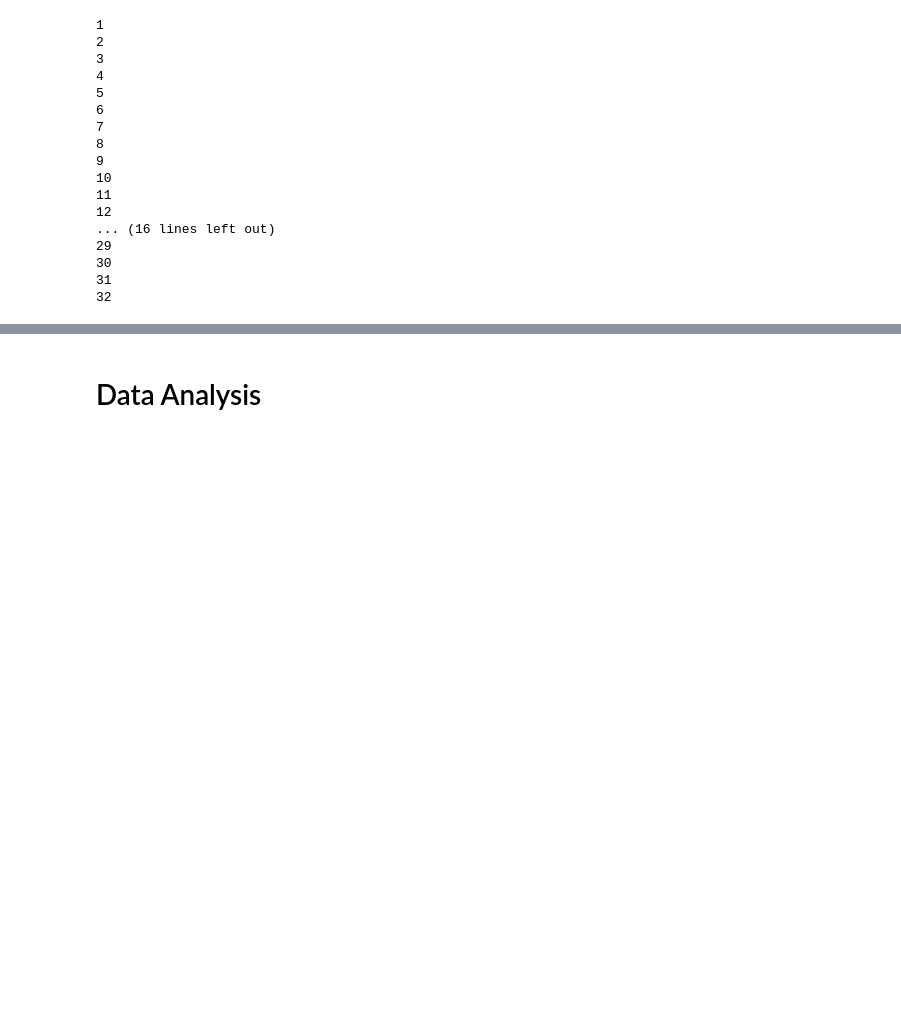
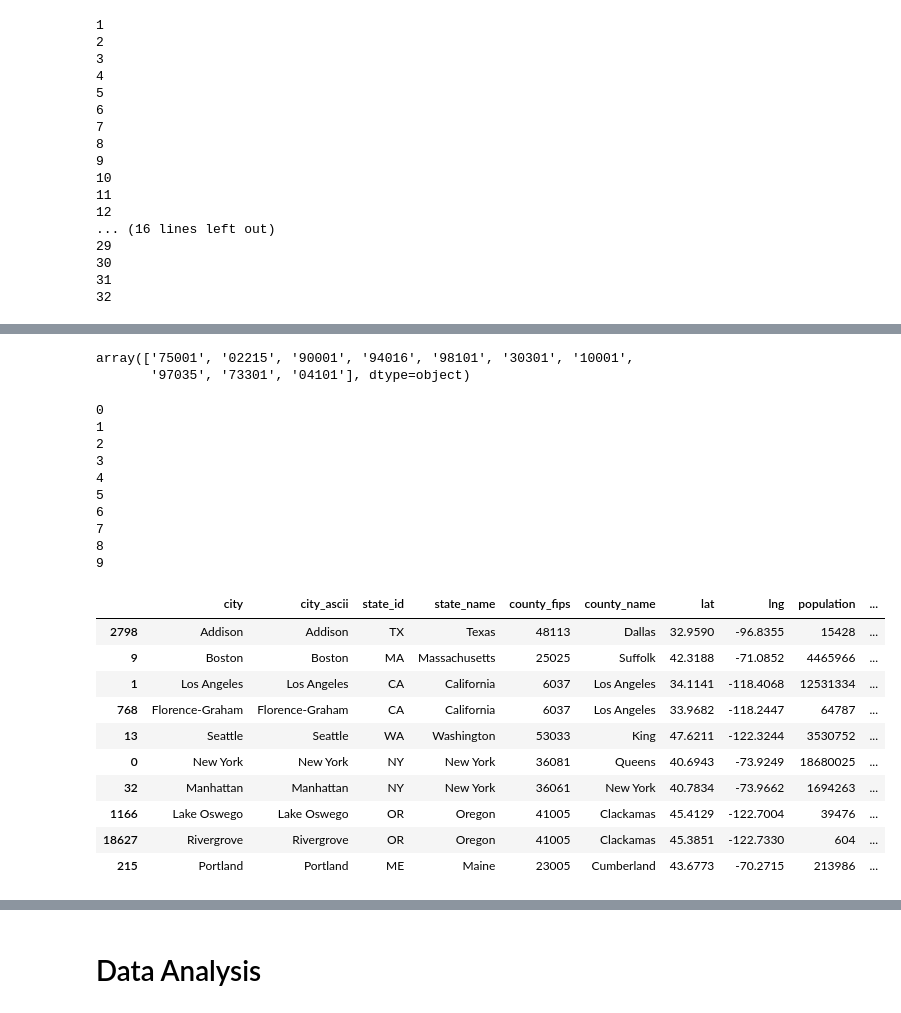
Before and after one commit to Saminyead/Location-wise-Sales-Data-from-Non-uniform-Address-Formats, a Jupyter notebook: Comparing_to_public_dataset.ipynb, the cells around one changed output, grey strips where cells are left out. Cells and saved outputs as stored; diff of their text form; code cells hidden in the pictures; blank space fills up the shorter version.

```diff
--- a/Comparing_to_public_dataset.ipynb
+++ b/Comparing_to_public_dataset.ipynb
@@ -247,0 +328,14 @@ sales_data_cities
+# %%
+sales_data_cities1 = pd.DataFrame()
+#for loop to make more city-wise dataframes and concatenating them to sales_data_cities
+for i in range(1, len(us_cities)):
+    city_df = all_months_sales.loc[all_months_sales['Purchase Address'].str.contains(us_cities['city'][i])
+    &all_months_sales['Purchase Address'].str.contains(us_cities['state_id'][i])]
+    city_df['City'] = us_cities['city'][i] + ' ' + us_cities['state_id'][i]
+    #concatenating the city_df dataframe to the sales_data_cities
+    sales_data_cities1 = pd.concat([sales_data_cities1,city_df])
+    #comparing to see if the number of rows of sales_data_cities is equal to all_months_data
+    #if the number of rows is equal or more, there are no more rows to append to
+    if len(sales_data_cities1)>=len(all_months_sales):
+        break
+    print(i)
@@ -247,0 +389,14 @@ sales_data_cities
+# %%
+#loop through all rows of Purchase Address
+for i in range(0,len(all_months_sales['Purchase Address'])):
+    #find digit (the zip code) in the address using regex library
+    num = re.findall(r'\d+',all_months_sales['Purchase Address'][i])
+    #loop to find the five digit string in this
+    for digits in num:
+        #checking which one is the 5-digit zip number, thus the zip code
+        if len(digits) == 5:
+            #zip codes have to be stored as string
+            zip = str(digits)
+            break
+    all_months_sales['Zip Code'][i] = zip
+all_months_sales
@@ -247,0 +421,40 @@ sales_data_cities
+# %%
+#finding how many unique zip codes
+all_zip_codes = all_months_sales['Zip Code'].unique()
+all_zip_codes
+# %% [output]
+array(['75001', '02215', '90001', '94016', '98101', '30301', '10001',
+       '97035', '73301', '04101'], dtype=object)
+# %%
+i = 0
+empty_df = pd.DataFrame()
+#loop through every unique zip code and find matching column in us_cities dataframe
+for zip_code in all_zip_codes:
+    #selecting all rows with the particular zip code of the array
+    city_zip = us_cities.loc[us_cities['zips'].str.contains(zip_code,na=False)]
+    empty_df = pd.concat([empty_df,city_zip])
+    print(i)
+    i = i + 1
+empty_df
+# %% [output]
+0
+1
+2
+3
+4
+5
+6
+7
+8
+9
+|  | city | city_ascii | state_id | state_name | county_fips | county_name | lat | lng | population | ... |
+| 2798 | Addison | Addison | TX | Texas | 48113 | Dallas | 32.9590 | -96.8355 | 15428 | ... |
+| 9 | Boston | Boston | MA | Massachusetts | 25025 | Suffolk | 42.3188 | -71.0852 | 4465966 | ... |
+| 1 | Los Angeles | Los Angeles | CA | California | 6037 | Los Angeles | 34.1141 | -118.4068 | 12531334 | ... |
+| 768 | Florence-Graham | Florence-Graham | CA | California | 6037 | Los Angeles | 33.9682 | -118.2447 | 64787 | ... |
+| 13 | Seattle | Seattle | WA | Washington | 53033 | King | 47.6211 | -122.3244 | 3530752 | ... |
+| 0 | New York | New York | NY | New York | 36081 | Queens | 40.6943 | -73.9249 | 18680025 | ... |
+| 32 | Manhattan | Manhattan | NY | New York | 36061 | New York | 40.7834 | -73.9662 | 1694263 | ... |
+| 1166 | Lake Oswego | Lake Oswego | OR | Oregon | 41005 | Clackamas | 45.4129 | -122.7004 | 39476 | ... |
+| 18627 | Rivergrove | Rivergrove | OR | Oregon | 41005 | Clackamas | 45.3851 | -122.7330 | 604 | ... |
+| 215 | Portland | Portland | ME | Maine | 23005 | Cumberland | 43.6773 | -70.2715 | 213986 | ... |
```
Also changed, not shown: parts of 36 cells of this notebook, 2 other files.
